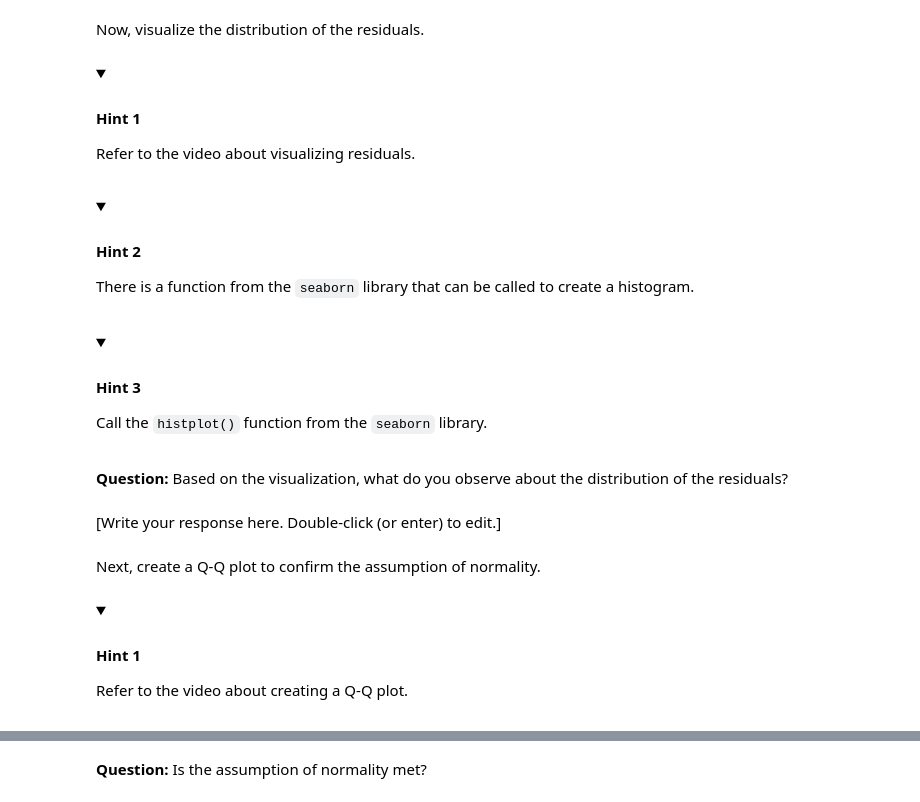
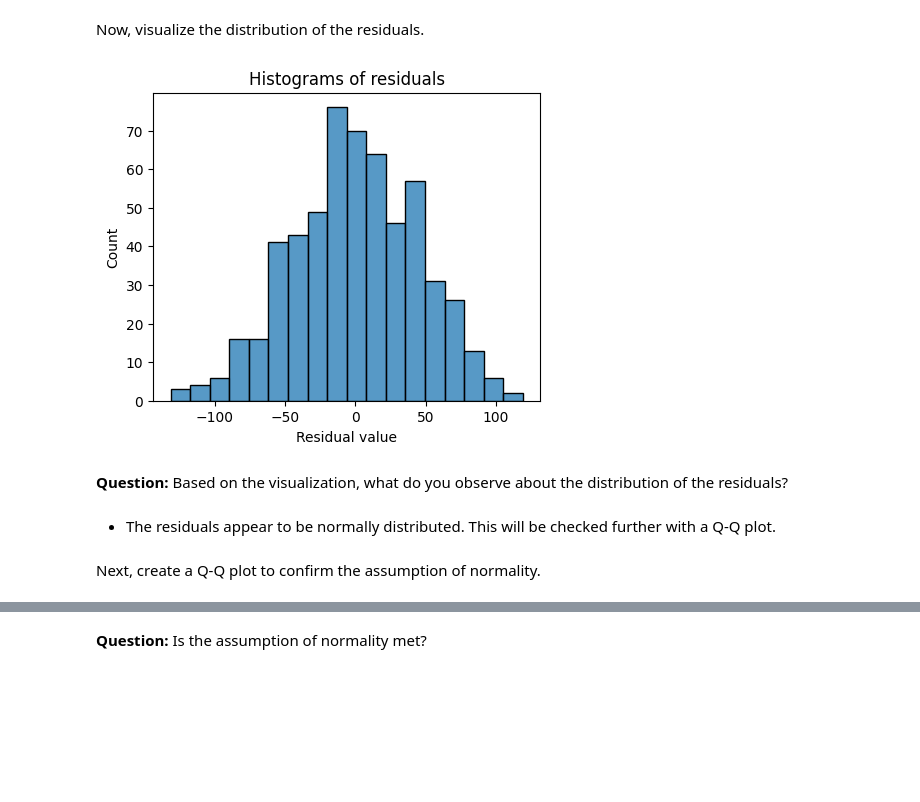
Before and after one commit to dianario/google_advanced_data_analytics, a Jupyter notebook: stats_simple_linear_regression/activity_simple_linear_regression.ipynb, the cells around one changed output, grey strips where cells are left out. Drawn from its saved outputs; the diff is of its cells as text; code cells hidden in the pictures; folded sections open; blank space fills up the shorter version.

```diff
--- a/stats_simple_linear_regression/activity_simple_linear_regression.ipynb
+++ b/stats_simple_linear_regression/activity_simple_linear_regression.ipynb
@@ -294,5 +169,4 @@ Next, write the linear regression formula for modeling the relationship between
 # %%
 # Write the linear regression formula.
 # Save it in a variable.
-
-### YOUR CODE HERE ###
+ols_formula = 'Sales ~ Radio'
@@ -347,7 +175,9 @@ Refer to the video that discusses model building for linear regression.
+# %%
+# Implement OLS.
+OLS = ols(formula=ols_formula, data=ols_data)
 # %% [markdown]
 Now, create a linear regression model for the data and fit the model to the data.
 # %%
 # Fit the model to the data.
 # Save the fitted model in a variable.
-
-### YOUR CODE HERE ###
+model = OLS.fit()
@@ -486,27 +249,16 @@ Now, visualize the distribution of the residuals.
-# %% [markdown]
-<details>
-<summary><h4><strong>Hint 1</strong></h4></summary>
-
-Refer to the video about visualizing residuals.
-
-</details>
-# %% [markdown]
-<details>
-<summary><h4><strong>Hint 2</strong></h4></summary>
-
-  There is a function from the `seaborn` library that can be called to create a histogram.
-
-</details>
-# %% [markdown]
-<details>
-<summary><h4><strong>Hint 3</strong></h4></summary>
-
-Call the `histplot()` function from the `seaborn` library.
-
-</details>
+# %%
+# Visualize the distribution of the residuals.
+plt.figure(figsize=(5,4))
+sns.histplot(model.resid)
+plt.xlabel("Residual value")
+plt.ylabel("Count")
+plt.title("Histograms of residuals")
+plt.show()
+# %% [output]
+[figure, added]
 # %% [markdown]
 **Question:** Based on the visualization, what do you observe about the distribution of the residuals?
-# %% [markdown]
-[Write your response here. Double-click (or enter) to edit.]
+# %% [markdown]
+* The residuals appear to be normally distributed. This will be checked further with a Q-Q plot.
 # %% [markdown]
 Next, create a Q-Q plot to confirm the assumption of normality.
@@ -517,7 +264,0 @@ Next, create a Q-Q plot to confirm the assumption of normality.
-# %% [markdown]
-<details>
-<summary><h4><strong>Hint 1</strong></h4></summary>
-
-Refer to the video about creating a Q-Q plot.
-
-</details>
```
Also changed, not shown: parts of 98 cells of this notebook.
